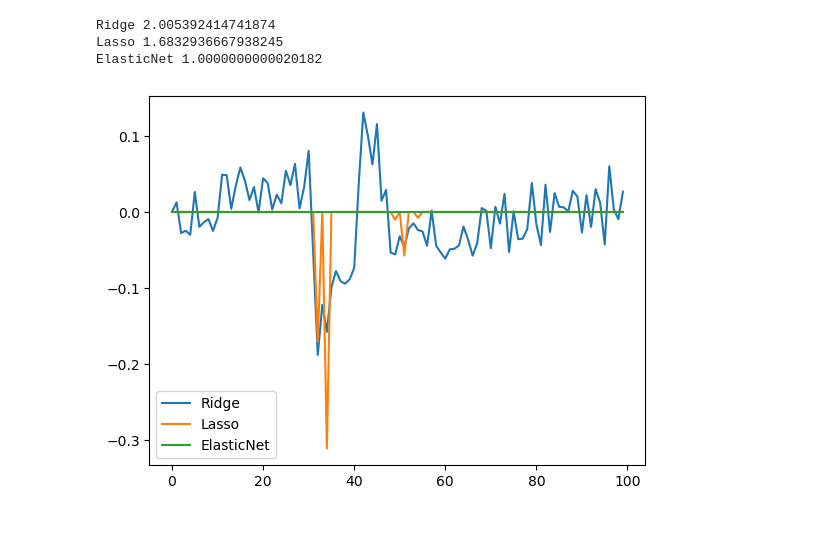
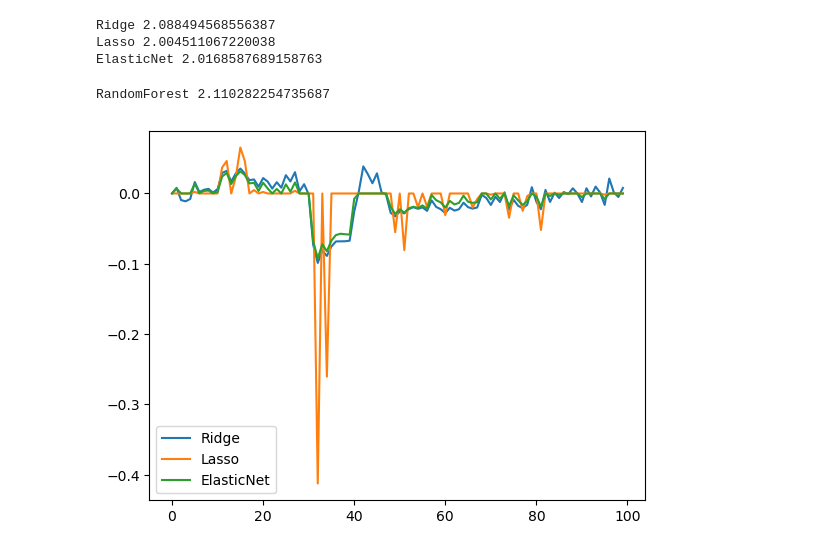
Before and after one commit to REIL-UConn/rapid-soh-estimation-from-short-pulses, a Jupyter notebook: notebooks/feature_importance.ipynb, the cells around one changed output. Saved outputs shown, nothing was run; the diff lists cells and outputs as text; code cells hidden in the pictures.

```diff
--- a/notebooks/feature_importance.ipynb
+++ b/notebooks/feature_importance.ipynb
@@ -65,7 +65,7 @@ class OptunaHyperParamOptimization_Ridge(OptunaHyperParamOptimization):
 		total_loss = 0
 		for train_idxs, test_idxs in self.splits:
 			# get suggest alpha value from Optuna search space
-			alpha = trial.suggest_float('alpha', 0.0, 1e9)
+			alpha = trial.suggest_float('alpha', 0.0, 1e4)
 			# create Ridge model
 			model = Ridge(
 				alpha=alpha,
@@ -96,7 +96,7 @@ class OptunaHyperParamOptimization_Lasso(OptunaHyperParamOptimization):
 		total_loss = 0
 		for train_idxs, test_idxs in self.splits:
 			# get suggested model parameters from Optuna search space
-			alpha = trial.suggest_float('alpha', 0, 1e9)
+			alpha = trial.suggest_float('alpha', 0, 1.0)
 
 			# create Lasso model
 			model = Lasso(
@@ -128,7 +128,7 @@ class OptunaHyperParamOptimization_ElasticNet(OptunaHyperParamOptimization):
 		total_loss = 0
 		for train_idxs, test_idxs in self.splits:
 			# get suggested model parameters from Optuna search space
-			alpha = trial.suggest_float('alpha', 0.0, 1e9)
+			alpha = trial.suggest_float('alpha', 0.0, 1e4)
 			l1_ratio = trial.suggest_float('l1_ratio', 0.01, 1.0)
 
 			# create ElasticNet model
@@ -295,17 +295,11 @@ hyperparam_opt_params = {
 				loss_fnc=loss_function,
 				random_state=random_state
 			),
-		'n_trials':5000,
+		'n_trials':4000,
 		'save_results':True,
 		'filename':'hyperparam_study_randomforest_onlySOH'
 	},
 
 }
 
-
-perform_hyperparam_optimization(hyperparam_opt_params)
-
-# print best hyperparameters for all studies in dir_hyperparam_results
-for file_res in dir_hyperparam_results.glob('*_onlySOH.pkl'):
-	study = pickle.load(open(file_res, 'rb'))
-	print_optuna_study_results(study)
+# perform_hyperparam_optimization(hyperparam_opt_params)
@@ -342,6 +330,6 @@ Splits (1799,)
 # %%
 X = modeling_data['model_input']
-y = modeling_data['model_output']
+y = modeling_data['model_output'].reshape(-1,1)
 
 def evaluate_model(model, X, y, cv_splits):
 	# average the loss over all cross-validation splits
@@ -360,49 +348,50 @@ def evaluate_model(model, X, y, cv_splits):
 		y_pred_sc = model.predict(X_sc[test_idxs])
 
 		# add loss to total
 		total_mape += mean_absolute_percentage_error(y_sc[test_idxs], y_pred_sc)
 
 	# return average cross-validation loss
 	return total_mape / len(cv_splits)
 
 
 model_ridge = Ridge(
-	alpha=111.66346203338625,
+	alpha=579.1840858977438,
 	random_state=random_state
 )
 print("Ridge", evaluate_model(model_ridge, X, y, cv_splits))
 
 model_lasso = Lasso(
-	alpha=0.2656470314914543,
+	alpha=0.0199578037835924,
 	random_state=random_state
 )
 print("Lasso", evaluate_model(model_lasso, X, y, cv_splits))
 
 model_elasticnet = ElasticNet(
-	alpha=9204.57640264329,
-    l1_ratio=0.03495536317031245,
+	alpha=0.27425943895110727,
+    l1_ratio=0.036888918331993786,
 	random_state=random_state
 )
 print("ElasticNet", evaluate_model(model_elasticnet, X, y, cv_splits))
 
-# model = RandomForestRegressor(
-# 	n_estimators=107,
-#     min_samples_split=0.010499917989022707,
-#     min_samples_leaf=0.01002817588477635,
-#     max_features=0.8080461533813348,
-#     max_samples=0.9999746964361592,
-# 	random_state=random_state
-# )
-# print(evaluate_model(model, X, y, cv_splits))
+model_rf = RandomForestRegressor(
+	n_estimators=43,
+    min_samples_split=0.010295479084487507,
+    min_samples_leaf=0.010056298095605418,
+    max_features=0.4243720636276546,
+    max_samples=0.9999220363556389,
+	random_state=random_state
+)
+print("RandomForest", evaluate_model(model_rf, X, y, cv_splits))
 
 
 plt.plot(model_ridge.coef_[0, :], label='Ridge')
-plt.plot(model_lasso.coef_[0, :], label='Lasso')
-plt.plot(model_elasticnet.coef_[0, :], label='ElasticNet')
+plt.plot(model_lasso.coef_, label='Lasso')
+plt.plot(model_elasticnet.coef_, label='ElasticNet')
 plt.legend()
 plt.show()
 # %% [output]
-Ridge 2.005392414741874
-Lasso 1.6832936667938245
-ElasticNet 1.0000000000020182
+Ridge 2.088494568556387
+Lasso 2.004511067220038
+ElasticNet 2.0168587689158763
+RandomForest 2.110282254735687
-[figure, old version]
+[figure, new version]
```
Also changed, not shown: parts of 4 cells of this notebook.
